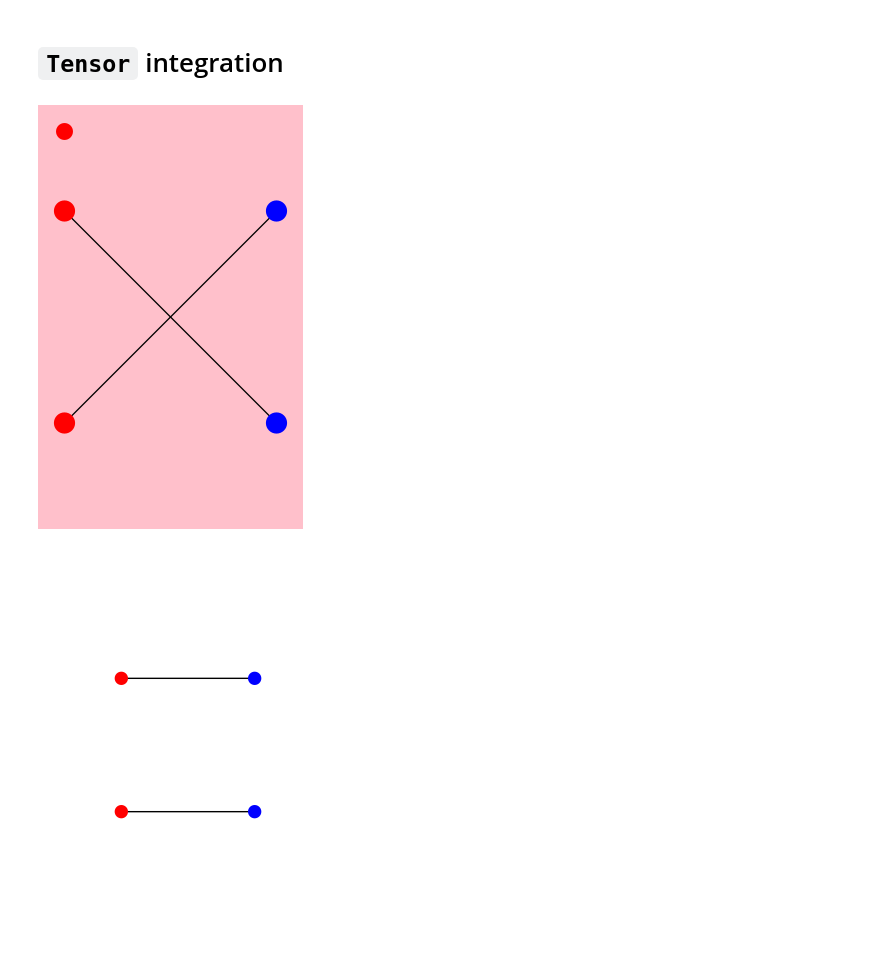
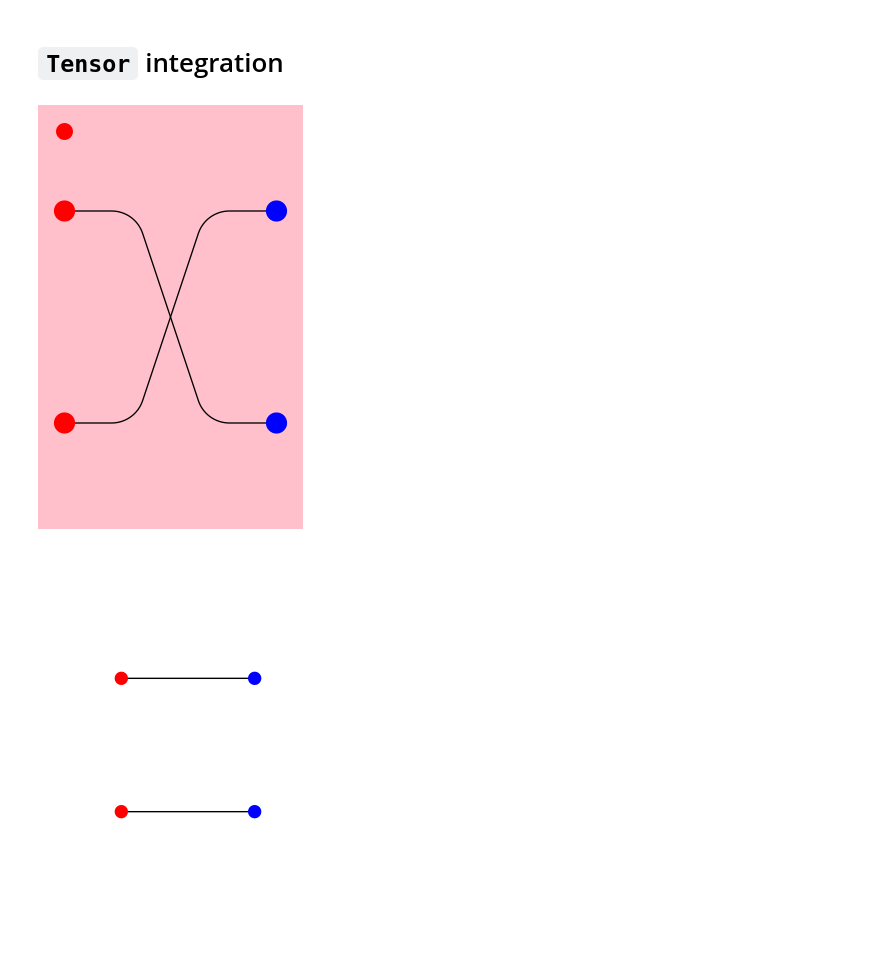
Before and after one commit to benzrf/compact-closed, a Jupyter notebook: StringDiagrams2.ipynb, the cells around one changed output. Saved outputs shown, nothing was run; the diff lists cells and outputs as text; code cells hidden in the pictures.

Commit message:
nicer strings in the string diagrams

```diff
--- a/StringDiagrams2.ipynb
+++ b/StringDiagrams2.ipynb
@@ -205,10 +261,12 @@ import qualified CompactClosed.Free as F
 import GHC.TypeLits
 # %%
 -- TODO make this look nicer!
-braidSD = sdNode 2 2 . pad375 $ p2 (0, 0.5) ~~ p2 (1, -0.5) <> p2 (0, -0.5) ~~ p2 (1, 0.5)
+braidSD = sdNode 2 2 . pad375 $
+  stroke (stringTrail (r2 (1, -1))) # translateY 0.5 <>
+  stroke (stringTrail (r2 (1,  1))) # translateY (-0.5)
 examineSD braidSD
 # %% [output]
-[figure, old version]
+[figure, new version]
 # %%
 countFactors :: O x => proxy x -> Int
 countFactors p = go (reflectFO p)
```
Also changed, not shown: parts of 11 cells of this notebook.
